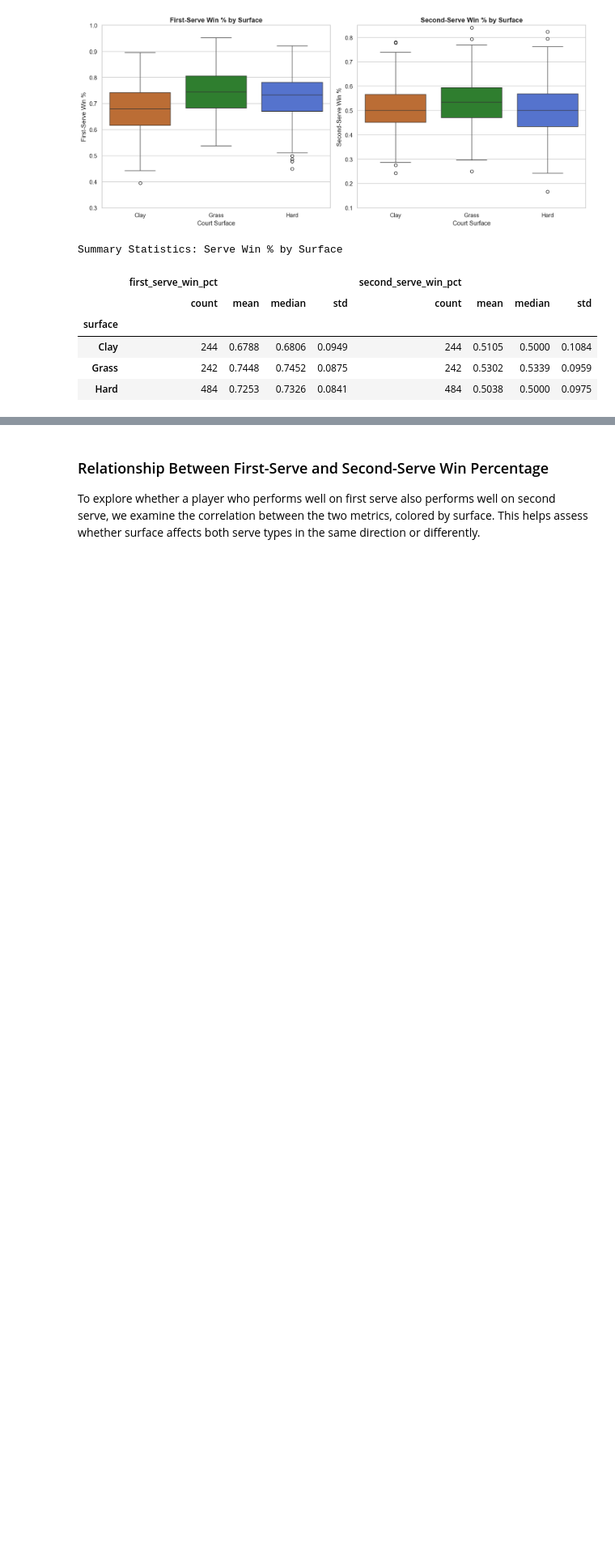
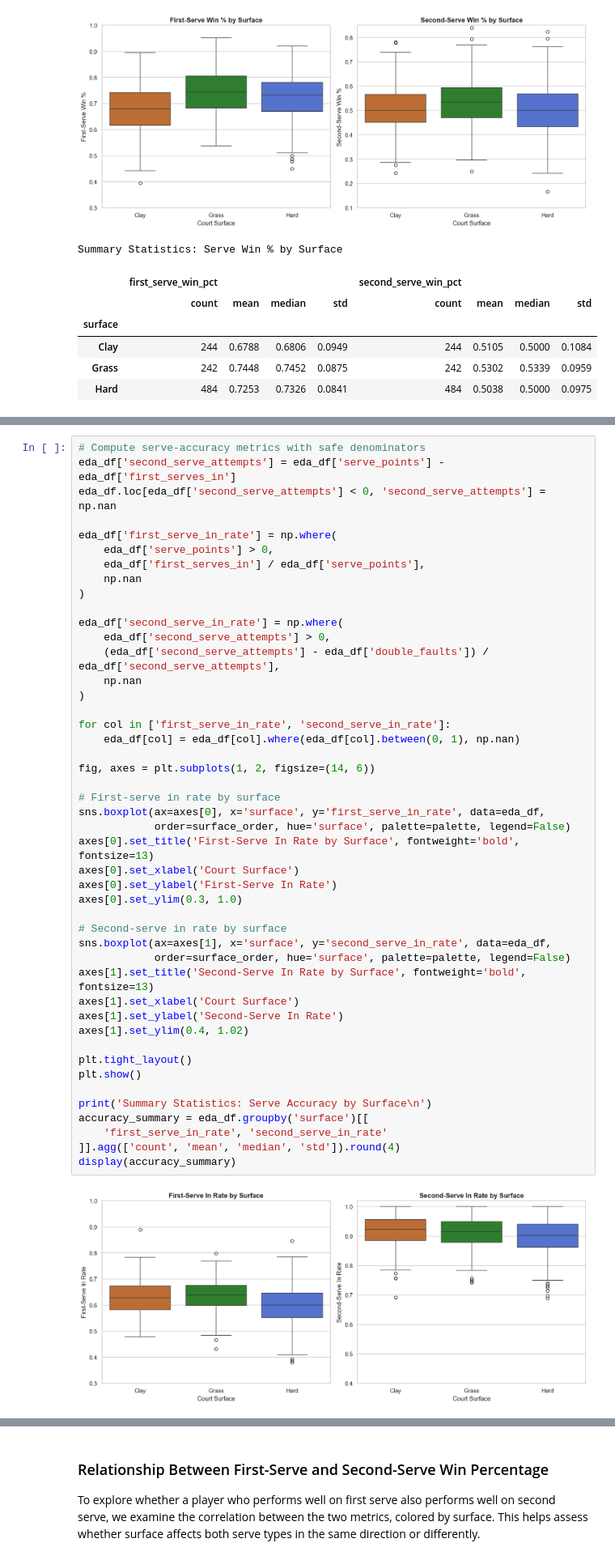
Before and after one commit to COGS108/Group146_WI26, a Jupyter notebook: 02-EDACheckpoint.ipynb, the cells around one changed output, grey strips where cells are left out. Shown at 81% size. Cells and saved outputs as stored; diff of their text form; blank space fills up the shorter version.

Commit message:
Added Serve In Percentage Analysis

```diff
--- a/02-EDACheckpoint.ipynb
+++ b/02-EDACheckpoint.ipynb
@@ -431,0 +428,48 @@ For second-serve win percentage, the differences across surfaces appear smaller.
+# %%
+# Compute serve-accuracy metrics with safe denominators
+eda_df['second_serve_attempts'] = eda_df['serve_points'] - eda_df['first_serves_in']
+eda_df.loc[eda_df['second_serve_attempts'] < 0, 'second_serve_attempts'] = np.nan
+
+eda_df['first_serve_in_rate'] = np.where(
+    eda_df['serve_points'] > 0,
+    eda_df['first_serves_in'] / eda_df['serve_points'],
+    np.nan
+)
+
+eda_df['second_serve_in_rate'] = np.where(
+    eda_df['second_serve_attempts'] > 0,
+    (eda_df['second_serve_attempts'] - eda_df['double_faults']) / eda_df['second_serve_attempts'],
+    np.nan
+)
+
+for col in ['first_serve_in_rate', 'second_serve_in_rate']:
+    eda_df[col] = eda_df[col].where(eda_df[col].between(0, 1), np.nan)
+
+fig, axes = plt.subplots(1, 2, figsize=(14, 6))
+
+# First-serve in rate by surface
+sns.boxplot(ax=axes[0], x='surface', y='first_serve_in_rate', data=eda_df,
+            order=surface_order, hue='surface', palette=palette, legend=False)
+axes[0].set_title('First-Serve In Rate by Surface', fontweight='bold', fontsize=13)
+axes[0].set_xlabel('Court Surface')
+axes[0].set_ylabel('First-Serve In Rate')
+axes[0].set_ylim(0.3, 1.0)
+
+# Second-serve in rate by surface
+sns.boxplot(ax=axes[1], x='surface', y='second_serve_in_rate', data=eda_df,
+            order=surface_order, hue='surface', palette=palette, legend=False)
+axes[1].set_title('Second-Serve In Rate by Surface', fontweight='bold', fontsize=13)
+axes[1].set_xlabel('Court Surface')
+axes[1].set_ylabel('Second-Serve In Rate')
+axes[1].set_ylim(0.4, 1.02)
+
+plt.tight_layout()
+plt.show()
+
+print('Summary Statistics: Serve Accuracy by Surface\n')
+accuracy_summary = eda_df.groupby('surface')[[
+    'first_serve_in_rate', 'second_serve_in_rate'
+]].agg(['count', 'mean', 'median', 'std']).round(4)
+display(accuracy_summary)
+# %% [output]
+[figure, added]
```
Also changed, not shown: parts of 11 cells of this notebook.
